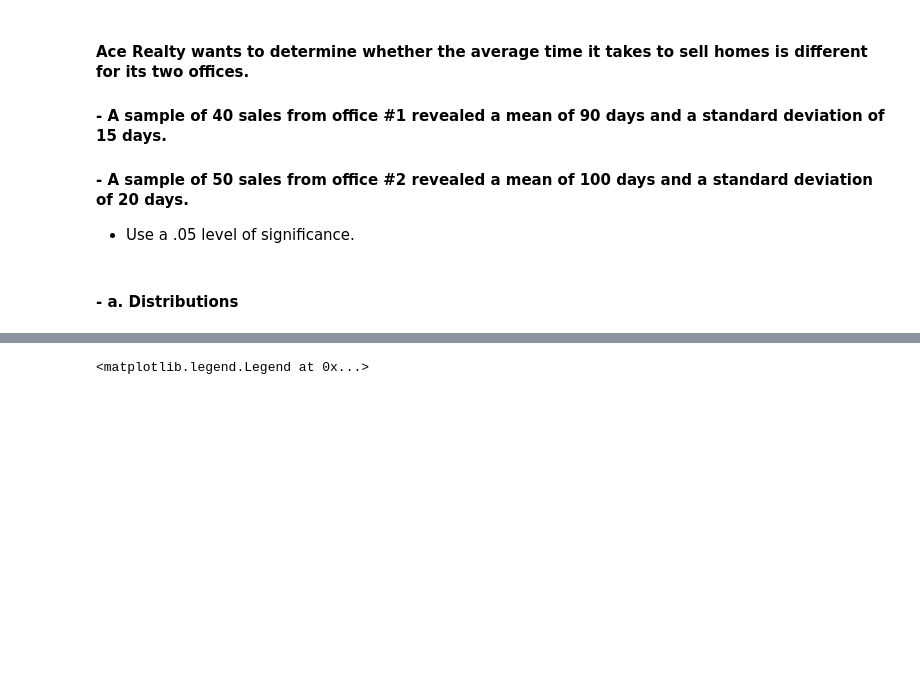
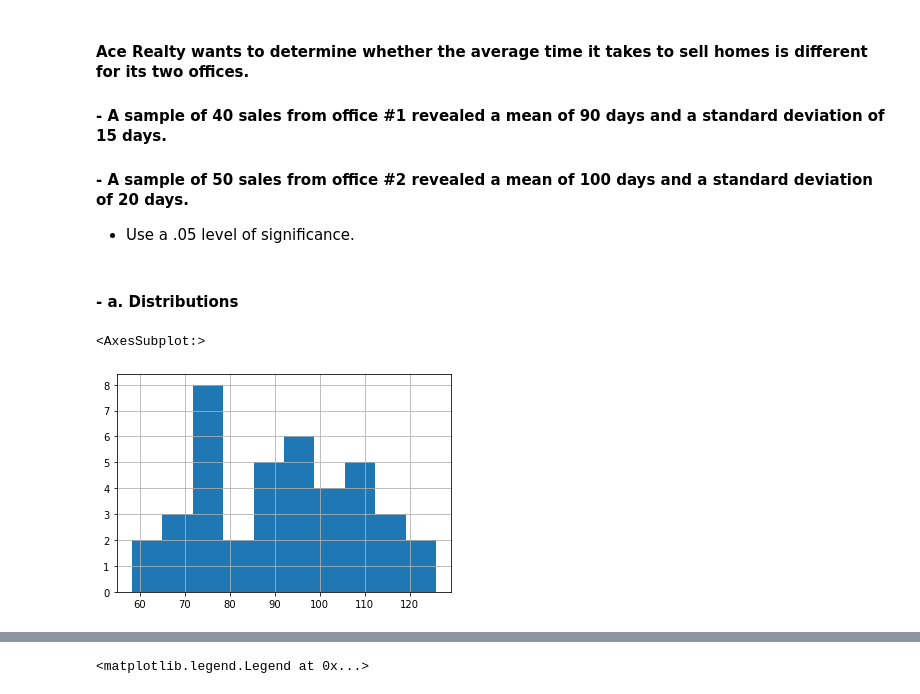
Before and after one commit to rachelrobbinsmayhill/statistics_exercises, a Jupyter notebook: hypothesis_testing.ipynb, the cells around one changed output, grey strips where cells are left out. Saved outputs shown, nothing was run; the diff lists cells and outputs as text; code cells hidden in the pictures; blank space fills up the shorter version.

```diff
--- a/hypothesis_testing.ipynb
+++ b/hypothesis_testing.ipynb
@@ -95,3 +95,9 @@ We fail to reject (accepting as true) that there is no difference in sales follo
 # Is the average number of days it takes to sell a home higher for office 2?
 # %% [markdown]
 #### - a. Distributions
+# %%
+office_1 = pd.Series(stats.norm(90, 15).rvs(40))
+office_1.hist()
+# %% [output]
+<AxesSubplot:>
+[figure, added]
```
Also changed, not shown: parts of 4 cells of this notebook.
